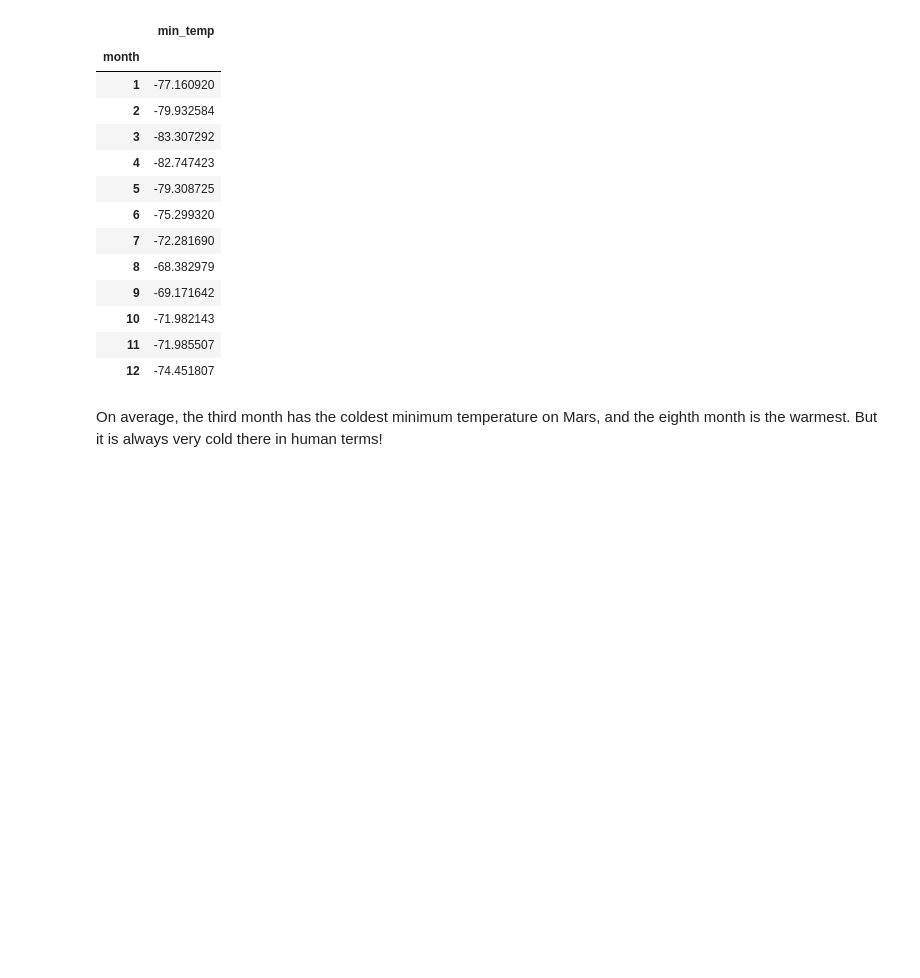
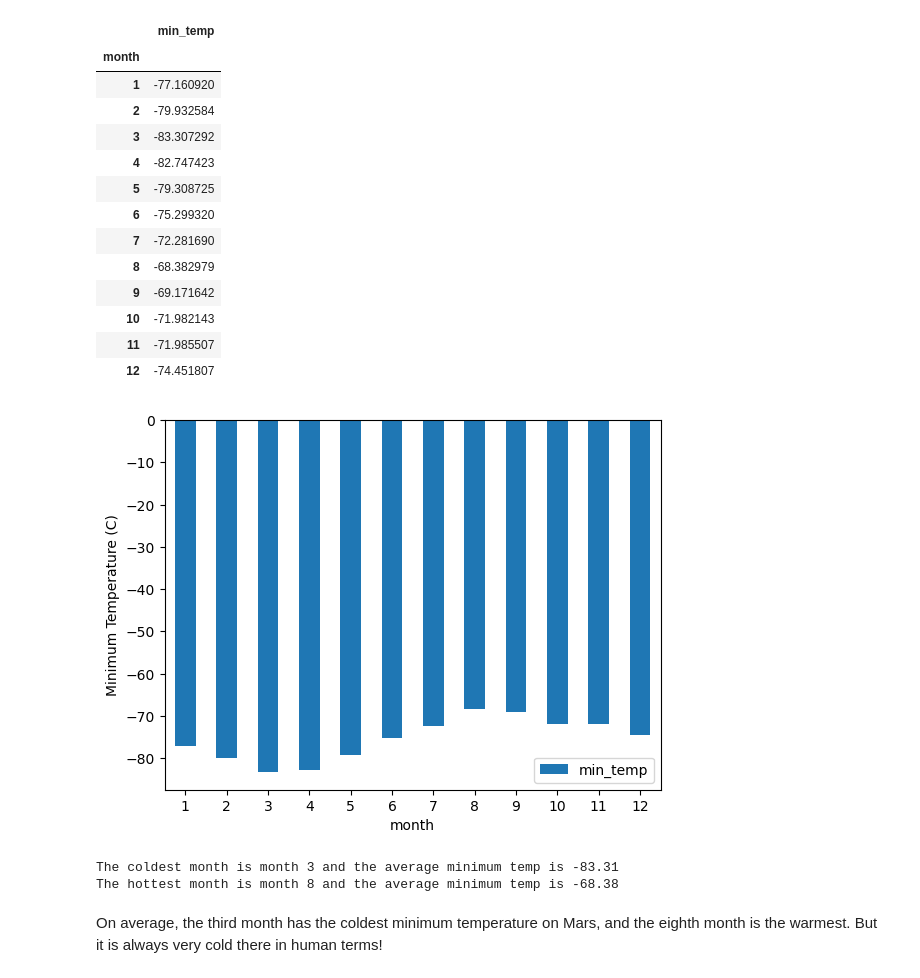
Before and after one commit to dmropp/datacollectionchallenge, a Jupyter notebook: part_2_mars_weather.ipynb, the cells around one changed output. Saved outputs shown, nothing was run; the diff lists cells and outputs as text; code cells hidden in the pictures; blank space fills up the shorter version.

```diff
--- a/part_2_mars_weather.ipynb
+++ b/part_2_mars_weather.ipynb
@@ -219,4 +219,10 @@ monthly_temperature
 # %%
 # Plot the average temperature by month
 
 #plot data from previous cell
+
+monthly_temperature.plot(kind="bar", ylabel="Minimum Temperature (C)")
+plt.xticks(rotation=0)
+plt.show()
+# %% [output]
+[figure, added]
@@ -227,3 +229,19 @@ monthly_temperature
+# %%
+# Identify the coldest and hottest months in Curiosity's location
+
+# month grouped data min and max
+
+# coldest_month = monthly_temperature.min()
+coldest_month = monthly_temperature.idxmin() # https://www.geeksforgeeks.org/get-minimum-values-in-rows-or-columns-with-their-index-position-in-pandas-dataframe/, referenced for how to get index of minimum and maximum values in dataframe
+coldest_temperature = monthly_temperature.min()
+print(f"The coldest month is month {coldest_month['min_temp']} and the average minimum temp is {round(coldest_temperature['min_temp'],2)}")
+
+hottest_month = monthly_temperature.idxmax()
+hottest_temperature = monthly_temperature.max()
+print(f"The hottest month is month {hottest_month['min_temp']} and the average minimum temp is {round(hottest_temperature['min_temp'],2)}")
+# %% [output]
+The coldest month is month 3 and the average minimum temp is -83.31
+The hottest month is month 8 and the average minimum temp is -68.38
 # %%
 # 4. Average pressure by Martian month
 
```
Also changed, not shown: parts of 1 cell of this notebook.
